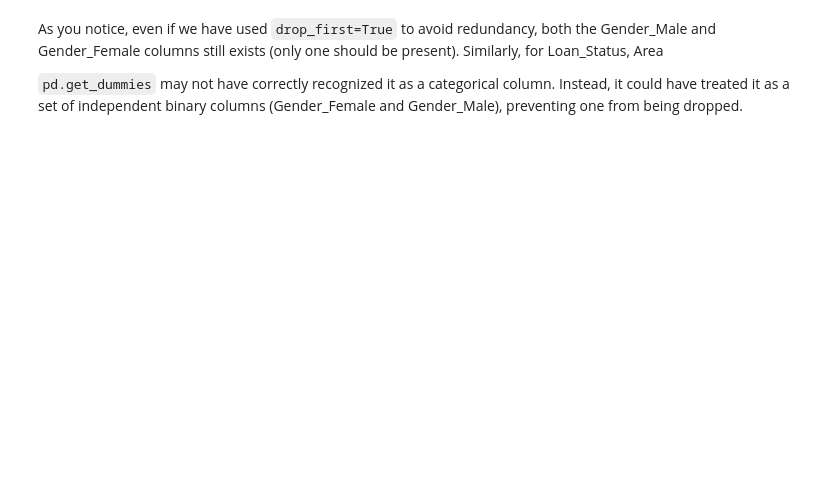
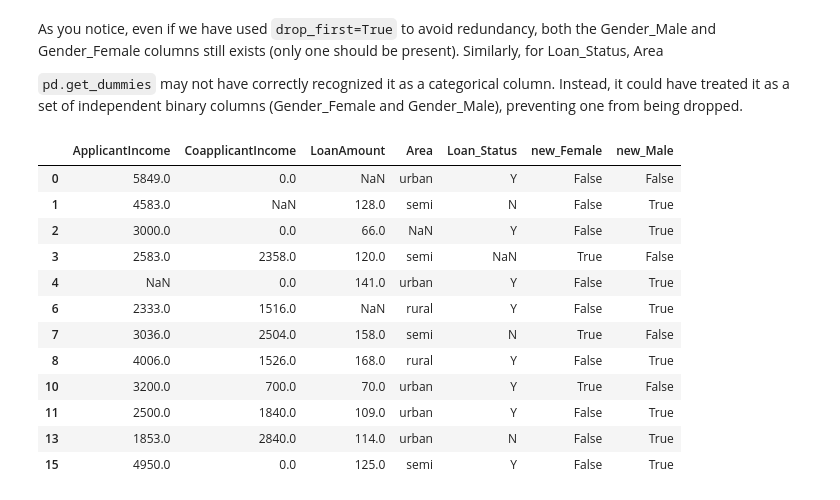
Before and after one commit to engage-deepakagarwal/machine-learning-lab, a Jupyter notebook: 2_clean_dataset.ipynb, the cells around one changed output. Cells and saved outputs as stored; diff of their text form; code cells hidden in the pictures; blank space fills up the shorter version.

```diff
--- a/2_clean_dataset.ipynb
+++ b/2_clean_dataset.ipynb
@@ -111,6 +198,24 @@ As you notice, even if we have used `drop_first=True` to avoid redundancy, both
 loan_data['Gender'] = loan_data['Gender'].astype('category')
 loan_data['Loan_Status'] = loan_data['Loan_Status'].astype('category')
 loan_data['Area'] = loan_data['Area'].astype('category')
+# %%
+# Example usage of get_dummies only on the 'Gender' column
+only_for_gender = pd.get_dummies(loan_data, columns=['Gender'], prefix='new')
+only_for_gender
+# %% [output]
+|  | ApplicantIncome | CoapplicantIncome | LoanAmount | Area | Loan_Status | new_Female | new_Male |
+| 0 | 5849.0 | 0.0 | NaN | urban | Y | False | False |
+| 1 | 4583.0 | NaN | 128.0 | semi | N | False | True |
+| 2 | 3000.0 | 0.0 | 66.0 | NaN | Y | False | True |
+| 3 | 2583.0 | 2358.0 | 120.0 | semi | NaN | True | False |
+| 4 | NaN | 0.0 | 141.0 | urban | Y | False | True |
+| 6 | 2333.0 | 1516.0 | NaN | rural | Y | False | True |
+| 7 | 3036.0 | 2504.0 | 158.0 | semi | N | True | False |
+| 8 | 4006.0 | 1526.0 | 168.0 | rural | Y | False | True |
+| 10 | 3200.0 | 700.0 | 70.0 | urban | Y | True | False |
+| 11 | 2500.0 | 1840.0 | 109.0 | urban | Y | False | True |
+| 13 | 1853.0 | 2840.0 | 114.0 | urban | N | False | True |
+| 15 | 4950.0 | 0.0 | 125.0 | semi | Y | False | True |
 # %%
 loan_data = pd.get_dummies(loan_data, drop_first=True)
 print(loan_data)
```
Also changed, not shown: parts of 13 cells of this notebook.
